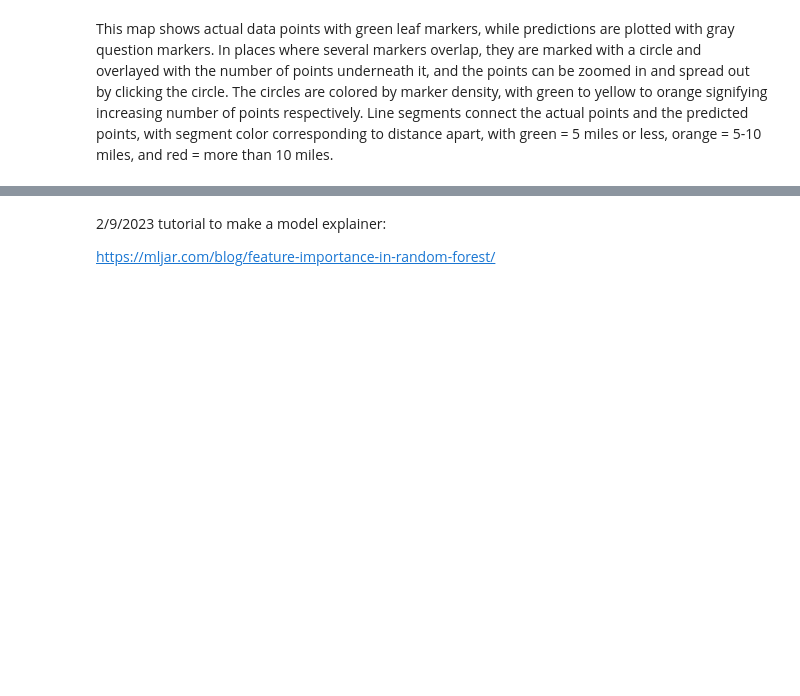
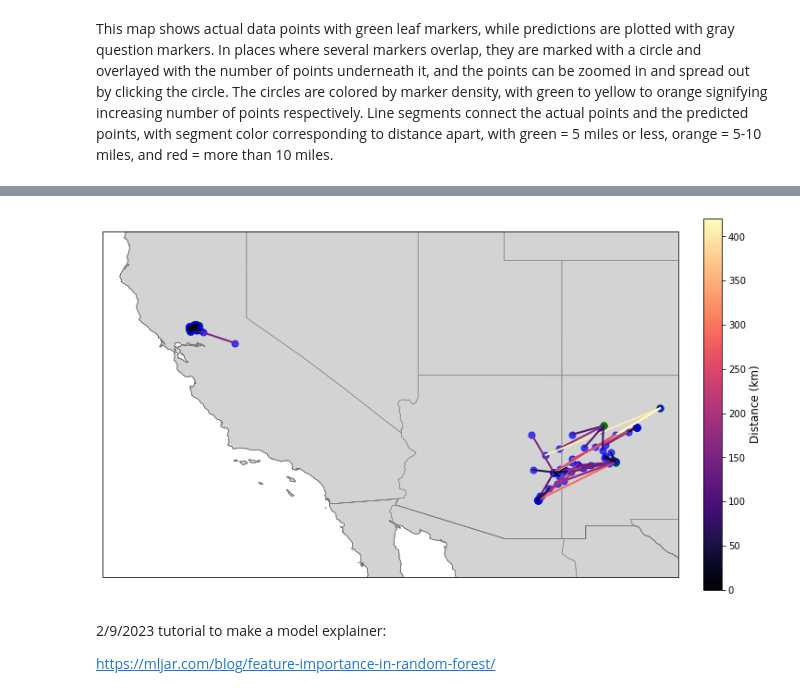
Before and after one commit to hayesrebecca/pollenGeolocation, a Jupyter notebook: 3_RandomForest.ipynb, the cells around one changed output, grey strips where cells are left out. Drawn from its saved outputs; the diff is of its cells as text; code cells hidden in the pictures; blank space fills up the shorter version.

Commit message:
feat: adding static map for RF preds vs real

```diff
--- a/3_RandomForest.ipynb
+++ b/3_RandomForest.ipynb
@@ -16,8 +16,8 @@ from sklearn.metrics import r2_score, mean_squared_error
 
 # Splitting the dataset into the Training set and Test set
 
-X = np.load('X.npy')
-y = np.load('y.npy')
+X = np.load('../pollenGeolocation_saved/X.npy')
+y = np.load('../pollenGeolocation_saved/y.npy')
 #from sklearn.cross_validation import train_test_split
 X_train, X_test, y_train, y_test = train_test_split(X, y, test_size = 0.25, random_state = 1, shuffle=True)
 
@@ -124,6 +124,78 @@ This map shows actual data points with green leaf markers, while predictions are
 mapit
 # %% [output]
 [interactive output not drawn]
+# %%
+## updated solution
+import matplotlib.pyplot as plt
+import matplotlib.cm as cm
+import matplotlib.colors as mcolors
+import cartopy.crs as ccrs
+import cartopy.feature as cfeature
+import numpy as np
+from geopy.distance import geodesic
+
+# Example `y_test` and `pred_test` arrays (replace these with your actual data)
+y_test_new = np.column_stack((y_test[0], y_test[1]))  # True locations
+preds_new = np.column_stack((pred_test[0], pred_test[1]))  # Predicted locations
+y_and_preds = np.concatenate((y_test_new, preds_new), axis=1)
+
+# Function to calculate distances
+def get_dists(real_predicted_coords):
+    return [
+        geodesic([line[0], line[1]], [line[2], line[3]]).km
+        for line in real_predicted_coords
+    ]
+
+# Calculate distances between true and predicted coordinates
+dists = get_dists(y_and_preds)
+
+# Normalize distances for the colormap
+norm = mcolors.Normalize(vmin=min(dists), vmax=max(dists))
+colormap = cm.magma
+
+# Set up the map projection and figure
+fig, ax = plt.subplots(
+    figsize=(12, 8),
+    subplot_kw={'projection': ccrs.PlateCarree()}
+)
+# Adjust the map extent to focus on the southwestern U.S.
+ax.set_extent([-125, -105, 30, 42])  # California, Arizona, New Mexico
+
+# Add map features
+ax.add_feature(cfeature.LAND, facecolor='lightgray')
+ax.add_feature(cfeature.COASTLINE, linewidth=0.5)
+ax.add_feature(cfeature.BORDERS, linewidth=0.5)
+ax.add_feature(cfeature.STATES, linewidth=0.5, edgecolor='gray')
+
+# Plot true locations
+for coord in y_test_new:
+    ax.scatter(coord[1], coord[0], color='green', s=50, label='True Location', alpha=0.7)
+
+# Plot predicted locations
+for coord in preds_new:
+    ax.scatter(coord[1], coord[0], color='blue', s=50, label='Predicted Location', alpha=0.7)
+
+# Add line segments with colors from the Magma colormap
+for idx, coord in enumerate(y_and_preds):
+    ax.plot(
+        [coord[1], coord[3]],  # Longitudes
+        [coord[0], coord[2]],  # Latitudes
+        color=colormap(norm(dists[idx])),
+        linewidth=2,
+        transform=ccrs.PlateCarree()
+    )
+
+# Add a colorbar for the distances
+sm = cm.ScalarMappable(cmap=colormap, norm=norm)
+sm.set_array([])
+cbar = plt.colorbar(sm, ax=ax, orientation='vertical', fraction=0.03, pad=0.04)
+cbar.set_label('Distance (km)', fontsize=12)
+
+# Save the static map for publication
+plt.savefig('static_map_continuous_color.png', dpi=300, bbox_inches='tight')
+plt.show()
+# %% [output]
+[figure, added]
 # %% [markdown]
 2/9/2023 tutorial to make a model explainer:
 
```
Also changed, not shown: parts of 1 cell of this notebook.
